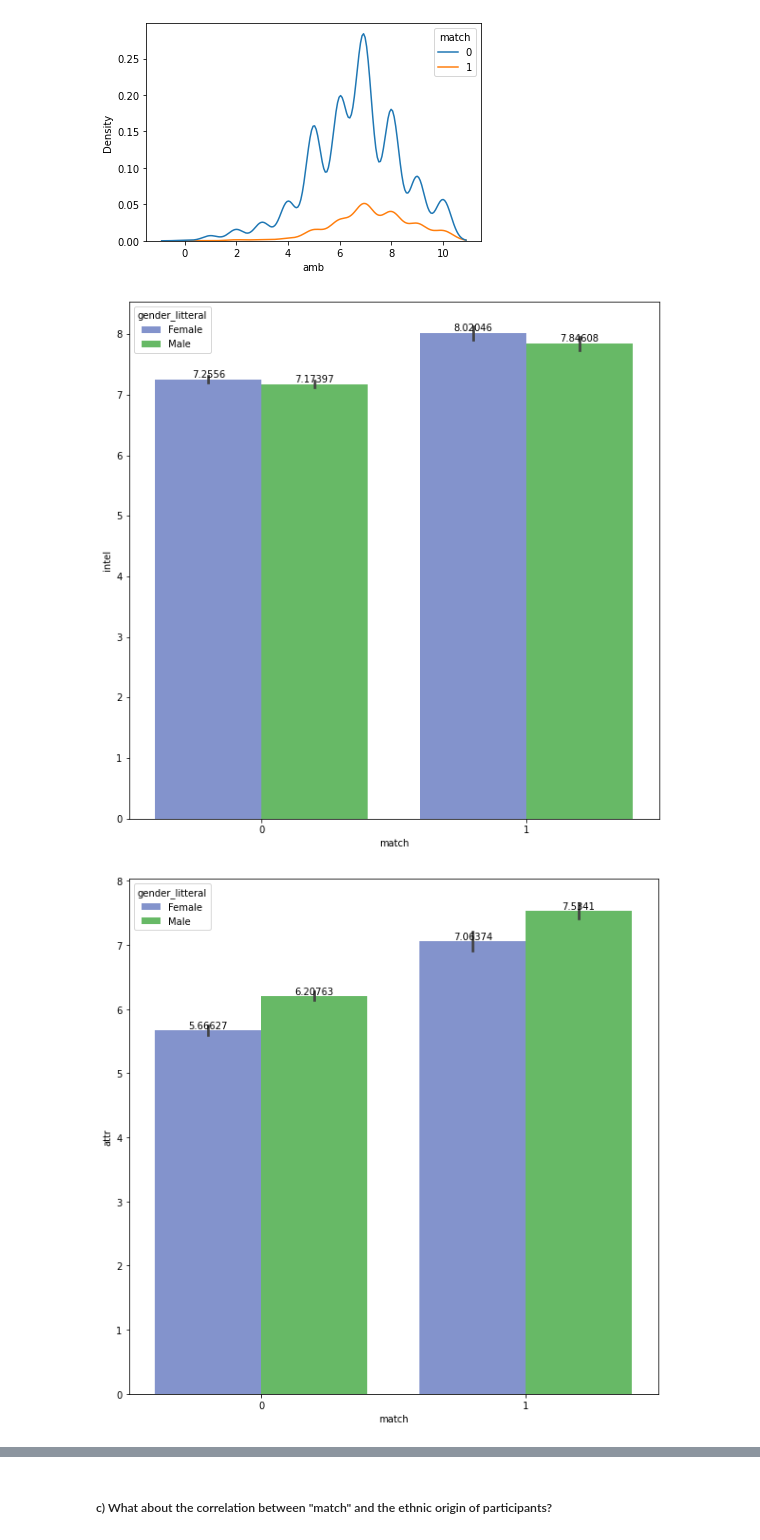
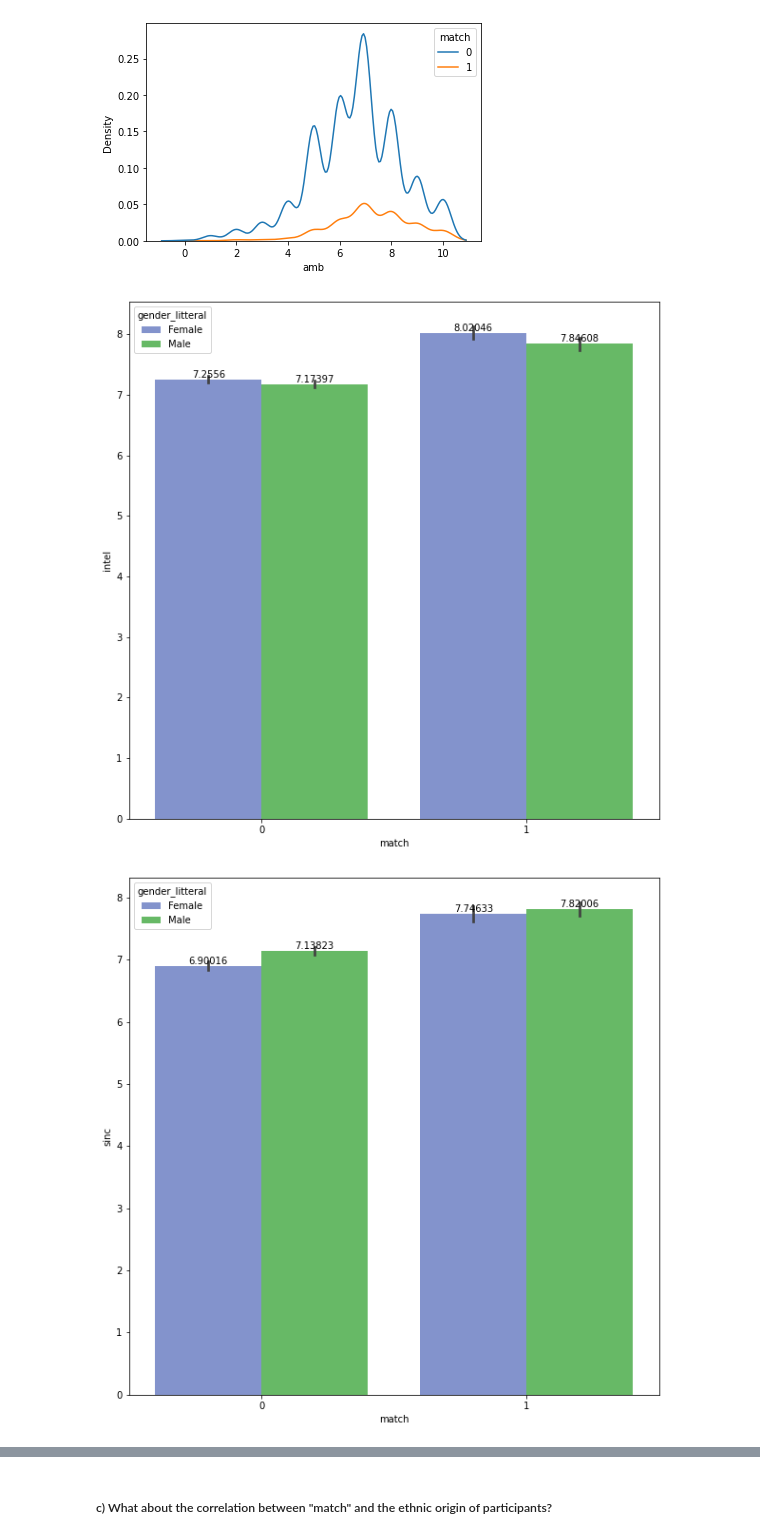
Before and after one commit to christophe-derache/certification35288_bloc2-speed_dating_project, a Jupyter notebook: DERACHE_Projet_Speed_Dating.ipynb.ipynb, the cells around one changed output, grey strips where cells are left out. Drawn from its saved outputs; the diff is of its cells as text; code cells hidden in the pictures.

Commit message:
improv graph + readme

```diff
--- a/DERACHE_Projet_Speed_Dating.ipynb.ipynb
+++ b/DERACHE_Projet_Speed_Dating.ipynb.ipynb
@@ -552,23 +547,23 @@ for value in list_to_plot:
 [figure]
 [figure]
 # %%
-list_to_plot = ['intel', 'attr', 'fun', 'shar', 'amb']
+list_to_plot = ['intel', 'sinc', 'attr', 'fun', 'shar', 'amb']
 
 for value in list_to_plot:
     plt.figure(figsize=(10,10))
 
     ax= sns.barplot(
         data=df_match_rates,
         x='match',
         y=value,
         hue='gender_litteral',
         palette=['#778cd8','#59c758'],
     )
 
     for container in ax.containers:
         ax.bar_label(container)
 
     plt.show()
 # %% [output]
 [figure]
-[figure, old version]
+[figure, new version]
```
Also changed, not shown: parts of 6 cells of this notebook, 1 other file.
